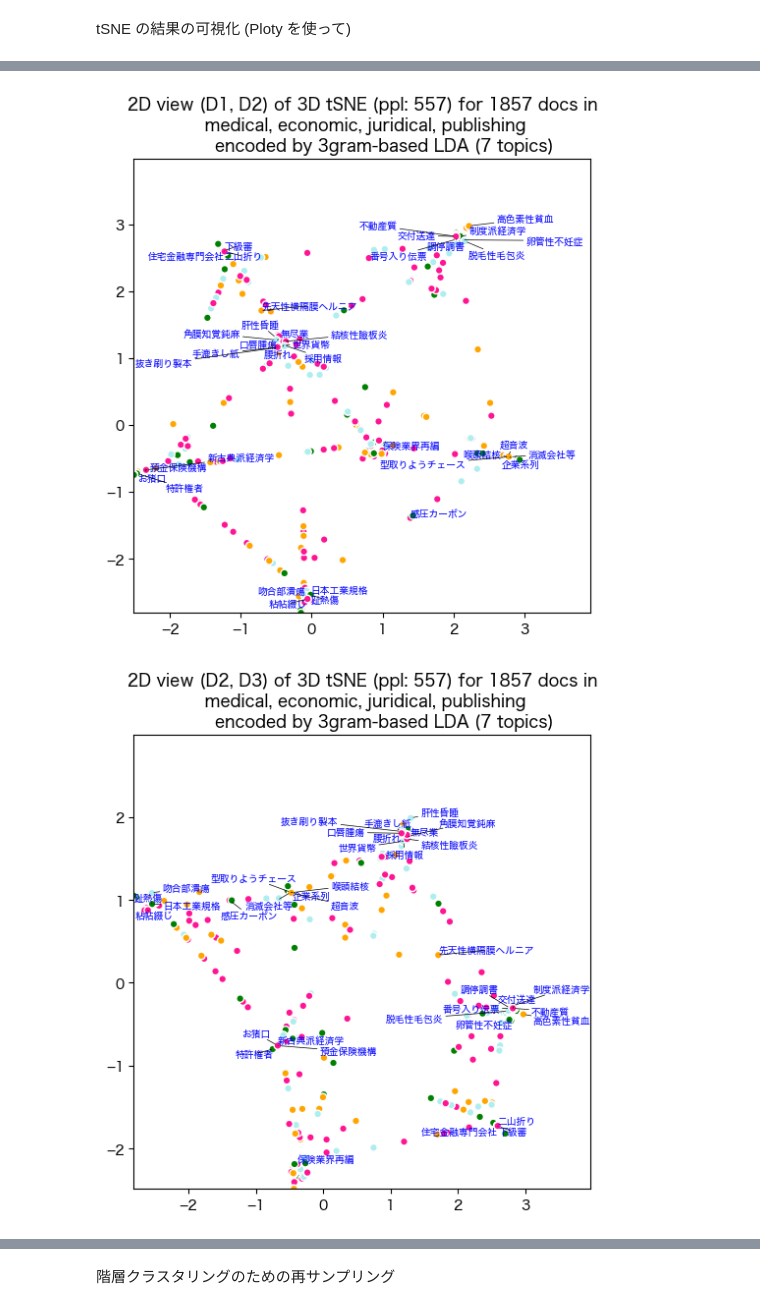
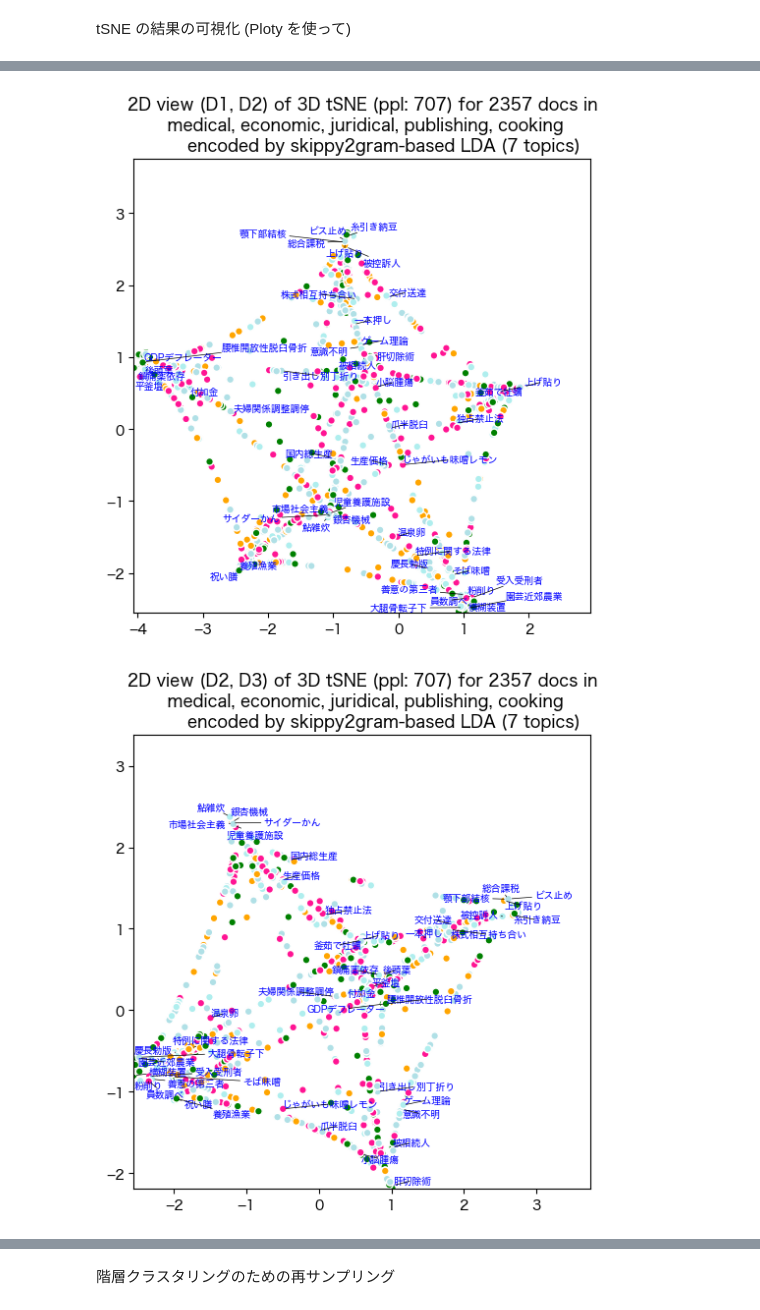
Before and after one commit to kow-k/LDA-mixed-terms, a Jupyter notebook: LDA-mixed-terms-standalone.ipynb, the cells around one changed output, grey strips where cells are left out. Cells and saved outputs as stored; diff of their text form; code cells hidden in the pictures.

```diff
--- a/LDA-mixed-terms-standalone.ipynb
+++ b/LDA-mixed-terms-standalone.ipynb
@@ -29,7 +29,7 @@ n_topics = 7
 doc_type    = 'word'      # 変更不可
 term_size   = 'character' # 変更不可
 term_types  = [ '1gram', '2gram', '3gram', 'skippy2gram', 'skippy3gram', 'skippy4gram' ]
-term_type   = term_types[2]
+term_type   = term_types[-3]
 print(f"term_type to use: {term_type}")
 
 ## skippy n-gram の記号
@@ -53,11 +53,11 @@ kana_tolerance          = 0.5
 max_distance_val = round(max_doc_length * 0.75)
 print(f"skippy n-gram max_distance: {max_distance_val}")
 
-## Raw term の濾過
-remove_highly_frequent_unigrams = False
-cutoff_rate = 0.001 # discard the most frequest <rate> of the terms
-
 ## DTM のterm 濾過の設定
 minfreq = 2 # 最低頻度
-abuse_threshold = 0.02 # 値が小さい方が濾過力が大きい．0.1 は十分に大きい．
+abuse_threshold = 0.01 # 値が小さい方が濾過力が大きい．0.1 は十分に大きい．
+
+## Raw term の濾過: unigram から除外する
+remove_highly_frequent_unigrams = False
+cutoff_rate = 0.001 # discard the most frequest terms by <rate>
 # %% [output]
@@ -103,7 +103,7 @@ domain_selection = { 'medical'    : True,
                      'economic'   : True,
                      'juridical'  : True,
                      'publishing' : True,
-                     'cooking'    : False
+                     'cooking'    : True
                      }
 
 target_vars = ['word']
@@ -922,7 +932,7 @@ sums up to: 1.1428571343421936 over 7 topics
 
 ## lda のtopic ごとに，関連度の高い term を表示
 import pandas as pd
-n_terms = 20 # topic ごとに表示する term 数の指定
+n_terms = 50 # topic ごとに表示する term 数の指定
 topic_dfs = [ ]
 for topic in range(n_topics):
     terms = [ ]
@@ -1295,13 +1299,18 @@ plot_df
 ## Plotlyを使って tSNE の結果の可視化 (3D)
 import plotly.graph_objects as go
 import numpy as np
+#
+domain_ids = set(plot_df['domain_id'])
+reverse_domain_ids = False
+if reverse_domain_list:
+    domain_ids = sorted(domain_list, reverse = True)
 fig = go.Figure()
-for domain_id in sorted(set(plot_df['domain_id']), reverse = True):
+for domain_id in domain_ids:
     # set marker size of the target domain
     if domain_id == [ k for k, v in domain_mapping.items() if v == target_domain ][0]:
         size_val = 6
     else:
-        size_val = 4
+        size_val = 3
     part = plot_df[ plot_df['domain_id'] == domain_id ]
     fig.add_trace(
         go.Scatter3d(
@@ -1328,6 +1337,9 @@ fig.show()
 ## tSNE の結果の可視化
 import matplotlib.pyplot as plt
 from adjustText import adjust_text
+
+## 日本語表示のための設定
+plt.rcParams["font.family"] = "Hiragino sans" # Windows/Linux の場合は別のフォントを指定
 
 ## 文字を表示する事例のサンプリング
 relative = True
@@ -1356,32 +1368,32 @@ for i in range(3):
     scatter = plt.scatter(X, Y, s = 30, c = cmap, edgecolors = 'w')
     ##
     texts = [ ]
     for x, y, s in zip(X, Y, sampled_keys):
         texts.append(plt.text(x, y, s, size = 7, color = 'blue'))
 
     ## label に repel を追加: adjustText package の導入が必要
     get_Float_object_is_not_subsriptable_Error = False
     if get_Float_object_is_not_subsriptable_Error:
         pass
     else:
         adjust_text(texts,
                     expand_points = (1, 1), expand_text = (1, 1),
                     force_points = 0.2,
                     force_text = 0.2,
                     arrowprops = dict(arrowstyle = "-", color = 'black', lw = 0.5))
     #
     plt.title(f"2D view (D{asp1+1}, D{asp2+1}) of 3D tSNE (ppl: {doc_perplexity_val}) for {len(df)} docs in\n {', '.join(selected_domains.keys())}\n\
         encoded by {term_type}-based LDA ({n_topics} topics)")
     plt.show()
 
 ## * 配色 *
 ## 医学用語:    濃いピンク DeepPink
 ## 医療縮約表現: ピンク Pink
 ## 経済用語:    オレンジ Orange
 ## 法律用語:    緑 Green
 ## 出版用語:    明るい緑 Pale Turquoise
 ## 調理用語:    小麦色 wheat
 ## その他:      灰色 gray
 # %% [output]
-[figure, old version]
+[figure, new version]
-[figure, old version]
+[figure, new version]
```
Also changed, not shown: parts of 52 cells of this notebook.
